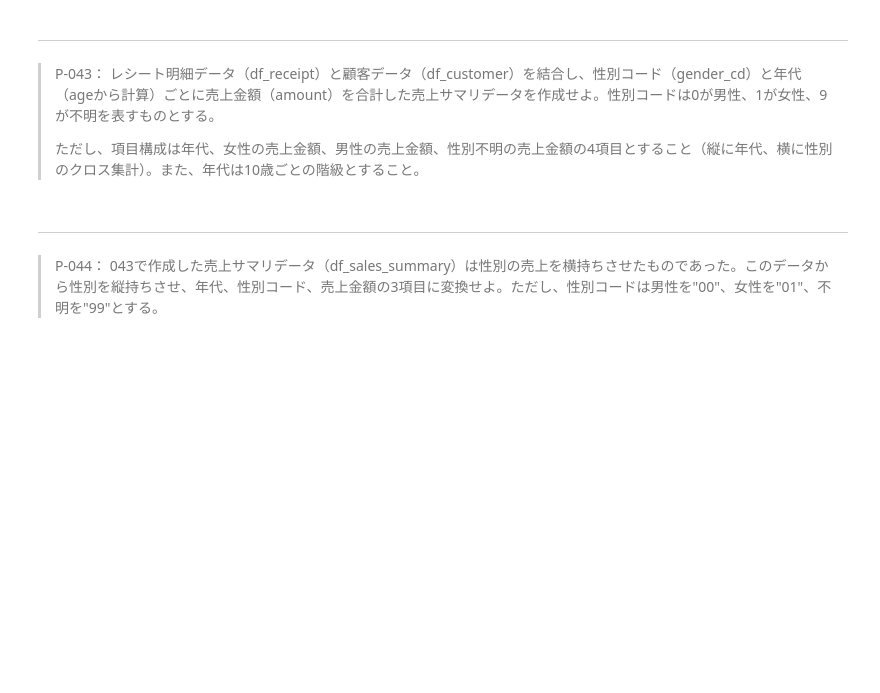
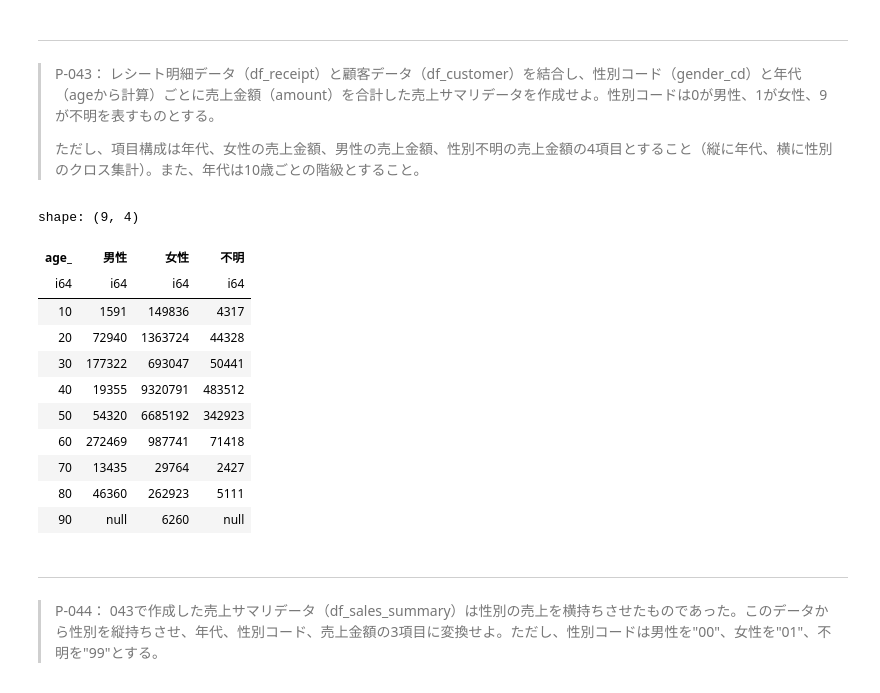
Before and after one commit to seiya8/polars100, a Jupyter notebook: knock.ipynb, the cells around one changed output. Drawn from its saved outputs; the diff is of its cells as text; code cells hidden in the pictures; blank space fills up the shorter version.

```diff
--- a/knock.ipynb
+++ b/knock.ipynb
@@ -816,6 +816,28 @@ shape: (1_034, 5)
 > P-043： レシート明細データ（df_receipt）と顧客データ（df_customer）を結合し、性別コード（gender_cd）と年代（ageから計算）ごとに売上金額（amount）を合計した売上サマリデータを作成せよ。性別コードは0が男性、1が女性、9が不明を表すものとする。
 >
 > ただし、項目構成は年代、女性の売上金額、男性の売上金額、性別不明の売上金額の4項目とすること（縦に年代、横に性別のクロス集計）。また、年代は10歳ごとの階級とすること。
+# %%
+df_sales_summary = df_receipt.join(
+    df_customer,
+    on="customer_id"
+).with_columns((10 * (pl.col("age") // 10)).alias("age_")) \
+ .group_by(["age_", "gender"]).agg(pl.col("amount").sum()).sort("age_") \
+ .pivot("gender", index="age_", values="amount", )
+
+df_sales_summary
+# %% [output]
+shape: (9, 4)
+| age_ | 男性 | 女性 | 不明 |
+| i64 | i64 | i64 | i64 |
+| 10 | 1591 | 149836 | 4317 |
+| 20 | 72940 | 1363724 | 44328 |
+| 30 | 177322 | 693047 | 50441 |
+| 40 | 19355 | 9320791 | 483512 |
+| 50 | 54320 | 6685192 | 342923 |
+| 60 | 272469 | 987741 | 71418 |
+| 70 | 13435 | 29764 | 2427 |
+| 80 | 46360 | 262923 | 5111 |
+| 90 | null | 6260 | null |
 # %% [markdown]
 ---
 > P-044： 043で作成した売上サマリデータ（df_sales_summary）は性別の売上を横持ちさせたものであった。このデータから性別を縦持ちさせ、年代、性別コード、売上金額の3項目に変換せよ。ただし、性別コードは男性を"00"、女性を"01"、不明を"99"とする。
```
Also changed, not shown: parts of 10 cells of this notebook.
